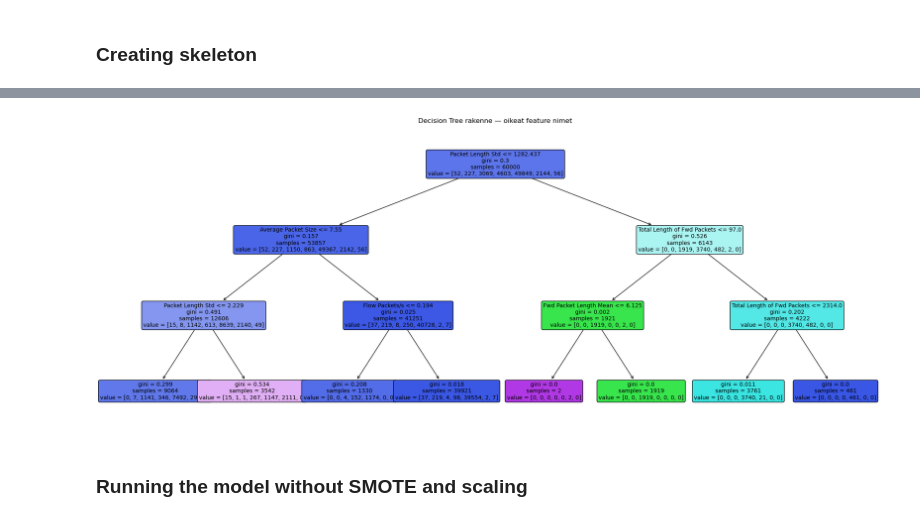
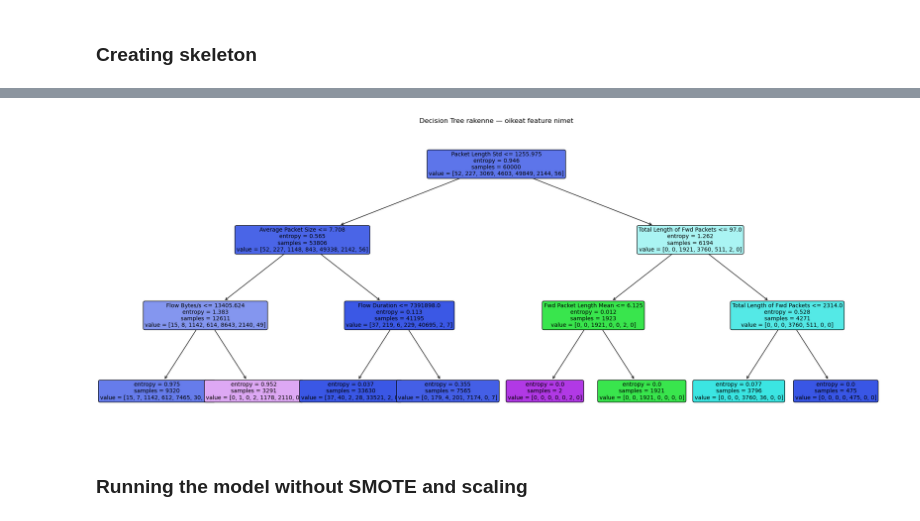
Before and after one commit to LottaSofiaK/AppliedMachineLearningGroup22, a Jupyter notebook: Marjaana_Decision_tree.ipynb, the cells around one changed output, grey strips where cells are left out. Saved outputs shown, nothing was run; the diff lists cells and outputs as text; code cells hidden in the pictures.

```diff
--- a/Marjaana_Decision_tree.ipynb
+++ b/Marjaana_Decision_tree.ipynb
@@ -407,21 +444,25 @@ for a in all_results:
 # %%
 from sklearn.tree import plot_tree, DecisionTreeClassifier
 
-dt_viz = DecisionTreeClassifier(random_state=42, max_depth=3, criterion="gini")
+dt_viz = DecisionTreeClassifier(random_state=42,criterion='entropy',
+    max_depth = 3,
+    min_samples_split =5,
+    min_samples_leaf = 1,
+    class_weight = None)
 dt_viz.fit(X_train_sel, y_train)
 
 plt.figure(figsize=(20, 8))
 plot_tree(dt_viz,
           max_depth=3,
           feature_names=FEATURES,
           filled=True,
           rounded=True,
           fontsize=10)
 plt.title("Decision Tree rakenne — oikeat feature nimet")
 plt.tight_layout()
 plt.show()
 # %% [output]
-[figure, old version]
+[figure, new version]
 # %% [markdown]
 ### Running the model without SMOTE and scaling
 # %% [markdown]
```
Also changed, not shown: parts of 13 cells of this notebook.
